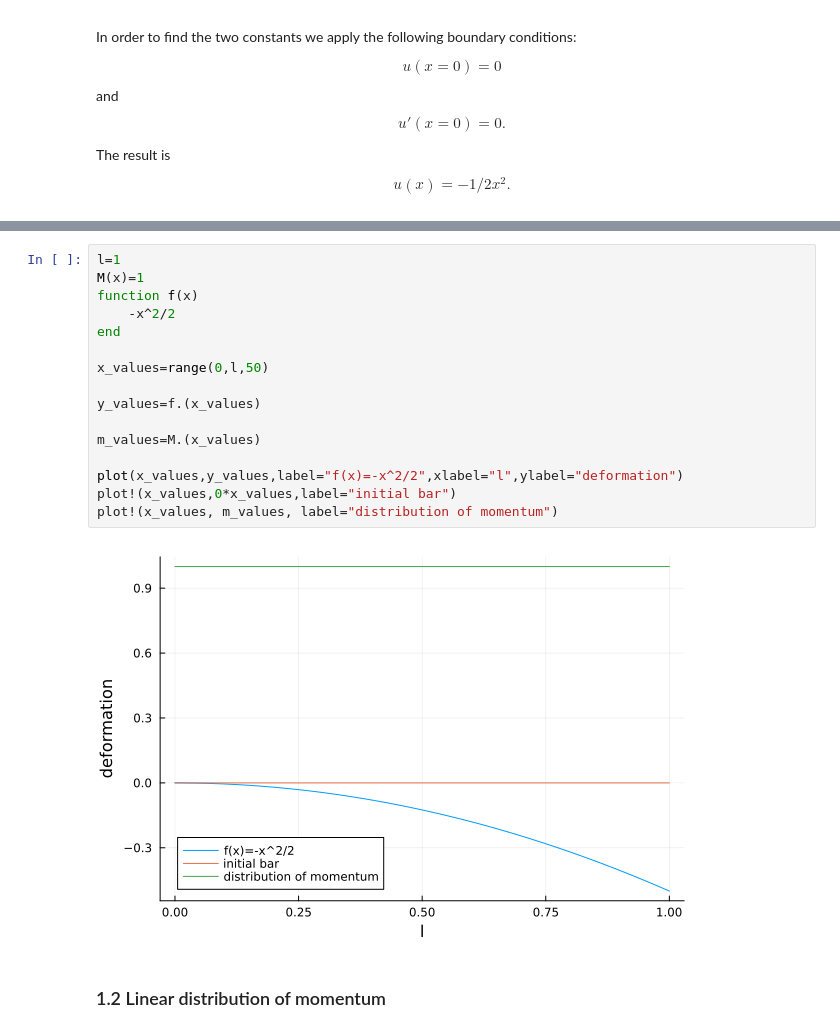
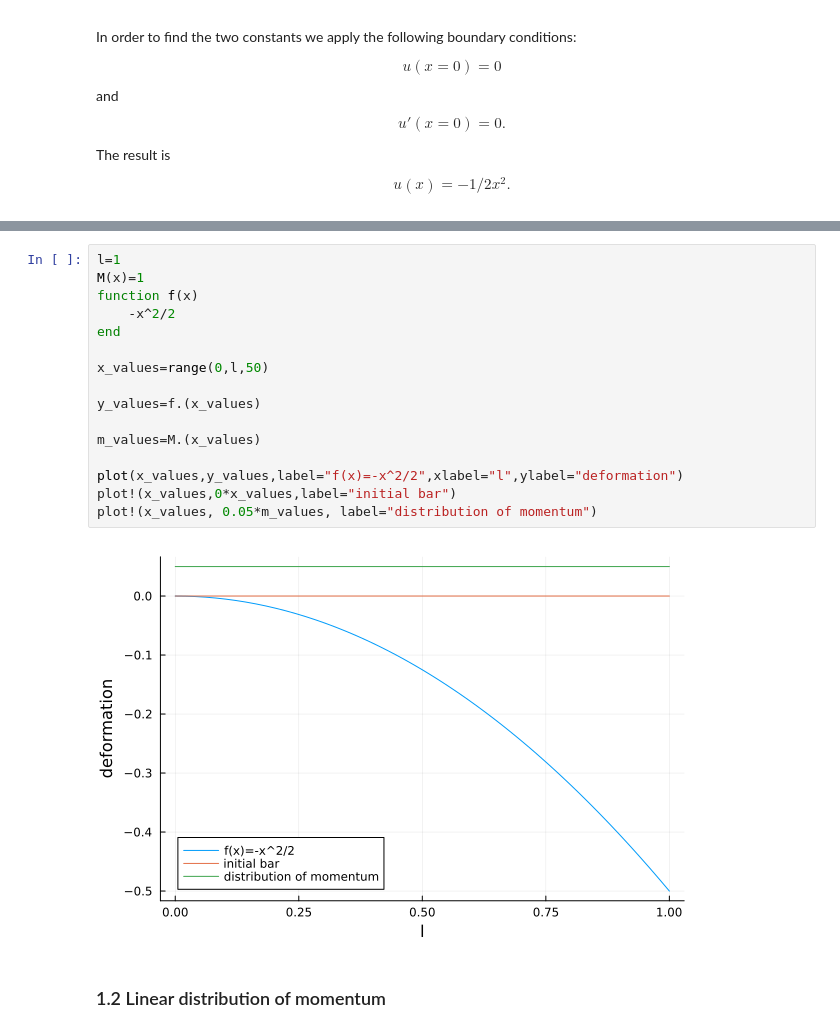
Before and after one commit to Kstreme/ENSAM-TUD01_G1, a Jupyter notebook: Final Notebook Group 1.ipynb, the cells around one changed output, grey strips where cells are left out. Saved outputs shown, nothing was run; the diff lists cells and outputs as text.

```diff
--- a/Final Notebook Group 1.ipynb
+++ b/Final Notebook Group 1.ipynb
@@ -46,21 +44,21 @@ WARNING: using LinearAlgebra.I in module Main conflicts with an existing identif
 # %%
 l=1
 M(x)=1
 function f(x)
     -x^2/2
 end
 
 x_values=range(0,l,50)
 
 y_values=f.(x_values)
 
 m_values=M.(x_values)
 
 plot(x_values,y_values,label="f(x)=-x^2/2",xlabel="l",ylabel="deformation")
 plot!(x_values,0*x_values,label="initial bar")
-plot!(x_values, m_values, label="distribution of momentum")
+plot!(x_values, 0.05*m_values, label="distribution of momentum")
 # %% [output]
-[figure, old version]
+[figure, new version]
 # %% [markdown]
 ### 1.2 Linear distribution of momentum
 # %% [markdown]
```
Also changed, not shown: parts of 3 cells of this notebook.
